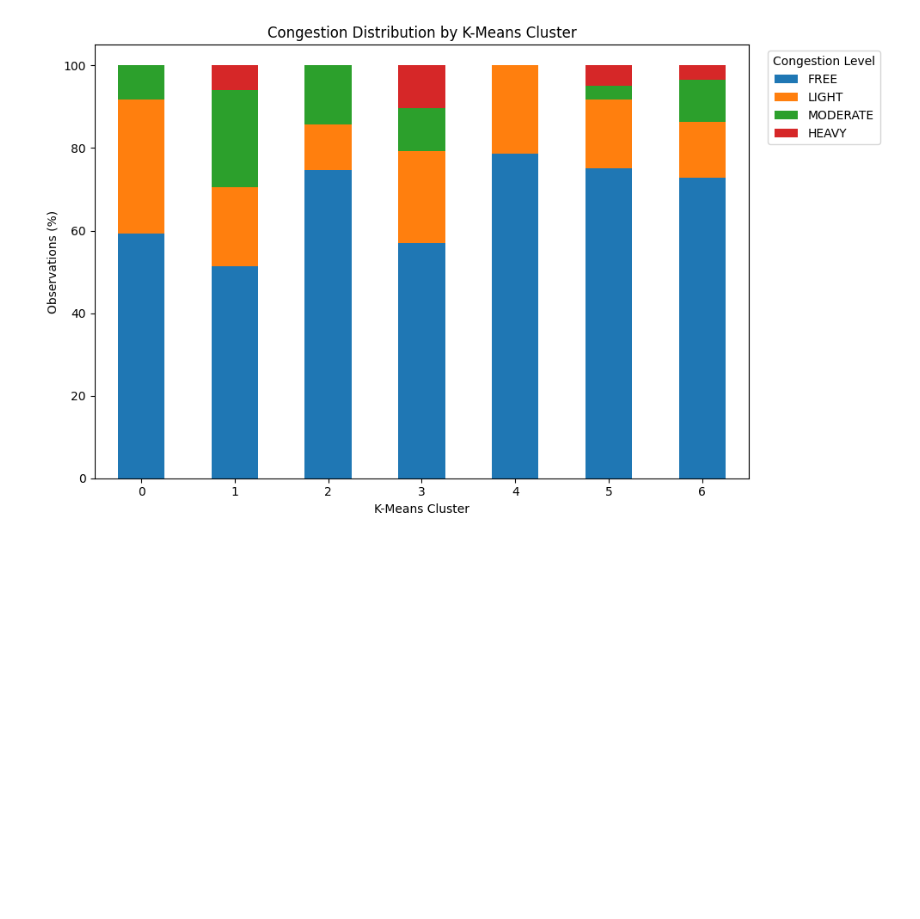
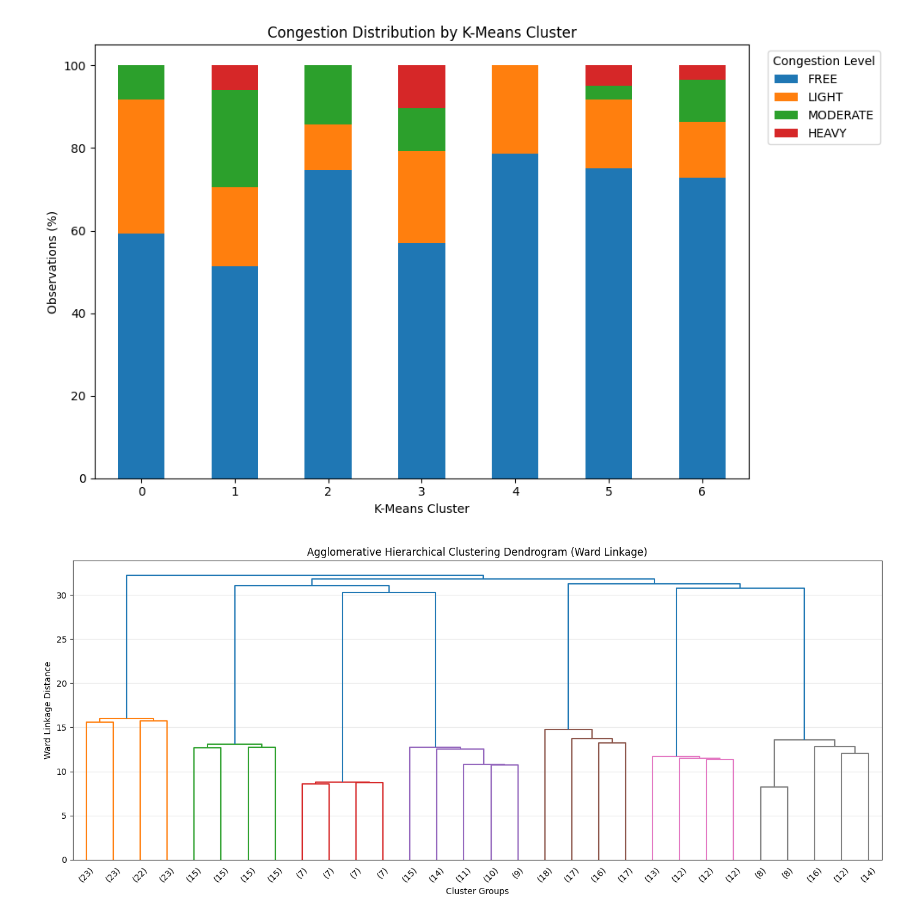
Before and after one commit to GaneshSarathi19/TrafficIntelligenceML, a Jupyter notebook: notebooks/clustering/traffic_clustering.ipynb, the cells around one changed output. Saved outputs shown, nothing was run; the diff lists cells and outputs as text; code cells hidden in the pictures; blank space fills up the shorter version.

Commit message:
Completed Agglomerative Hierarchical Clustering for traffic data

```diff
--- a/notebooks/clustering/traffic_clustering.ipynb
+++ b/notebooks/clustering/traffic_clustering.ipynb
@@ -708,0 +711,26 @@ plt.show()
+# %%
+import matplotlib.pyplot as plt
+from scipy.cluster.hierarchy import linkage, dendrogram
+
+# Use the standardized features from preprocessing
+# Congestion is excluded from model training
+Z = linkage(X_scaled, method="ward", metric="euclidean")
+
+# Plot a readable, truncated dendrogram
+plt.figure(figsize=(14, 6))
+
+dendrogram(
+    Z,
+    truncate_mode="lastp",
+    p=30,
+    show_leaf_counts=True
+)
+
+plt.title("Agglomerative Hierarchical Clustering Dendrogram (Ward Linkage)")
+plt.xlabel("Cluster Groups")
+plt.ylabel("Ward Linkage Distance")
+plt.grid(axis="y", alpha=0.3)
+plt.tight_layout()
+plt.show()
+# %% [output]
+[figure, added]
```
Also changed, not shown: parts of 8 cells of this notebook.
